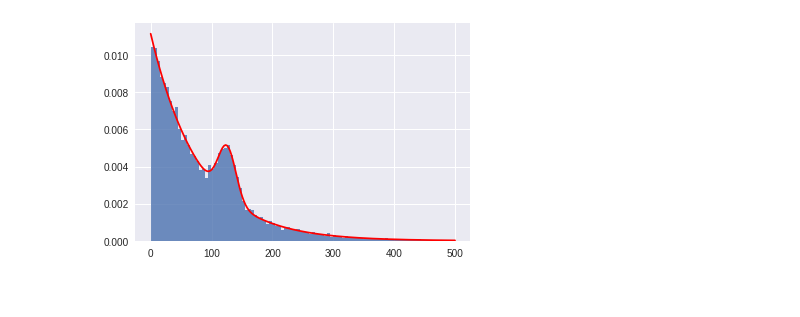
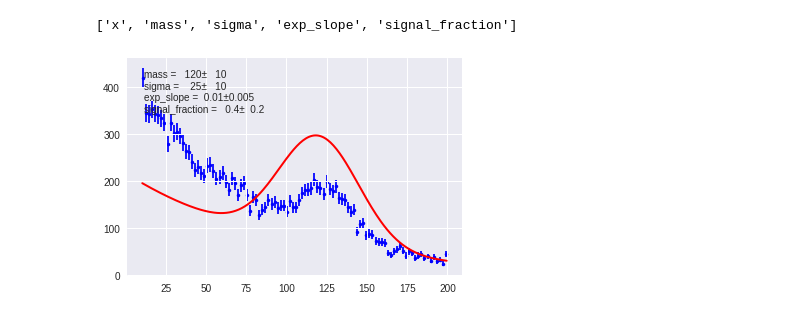
Before and after one commit to SiLiKhon/HEPStatsSeminar, a Jupyter notebook: SimpleMLFit.ipynb, the cells around one changed output. Saved outputs shown, nothing was run; the diff lists cells and outputs as text; code cells hidden in the pictures.

```diff
--- a/SimpleMLFit.ipynb
+++ b/SimpleMLFit.ipynb
@@ -22,6 +42,8 @@ plt.hist(data, bins=100, alpha=0.8);
 # %%
-def ModelPDF(x, params):
-  mass, sigma, signal_fraction, exp_slope = params
-  pdf = signal_fraction        * stats.norm .pdf(x, loc=mass, scale=sigma) + \
-        (1. - signal_fraction) * stats.expon.pdf(x, scale=1./exp_slope)
-  return pdf
+def SignalPDF(x, mass, sigma):
+  return stats.norm.pdf(x, loc=mass, scale=sigma)
+
+def BgPDF(x, exp_slope):
+  return stats.expon.pdf(x, scale=1./exp_slope)
+
+ModelPDF = probfit.AddPdfNorm(SignalPDF, BgPDF, facname=['signal_fraction'])
@@ -60,5 +50,38 @@ y = ModelPDF(x, result.x)
-# %%
-plt.hist(data[data <= 500.], bins=100, alpha=0.8, normed=True);
-plt.plot(x, y, color='red');
-# %% [output]
-[figure, removed]
+# %%
+mass_bound = (10., 200.)
+normed_pdf = probfit.Normalized(ModelPDF, mass_bound)
+# %%
+print(iminuit.describe(normed_pdf))
+# %% [output]
+['x', 'mass', 'sigma', 'exp_slope', 'signal_fraction']
+# %%
+data = data[(data > mass_bound[0]) & (data < mass_bound[1])]
+# %%
+unbinned_likelihood = probfit.UnbinnedLH(normed_pdf, data)
+initial_par_values = dict(
+  mass           =120.  ,
+  sigma          = 25.  ,
+  exp_slope      =  0.01,
+  signal_fraction=  0.4 ,
+)
+
+limits = dict(
+  limit_mass           =(50. , 200.),
+  limit_sigma          =( 3. , 150.),
+  limit_exp_slope      =(1e-4,   1.),
+  limit_signal_fraction=( 0. ,   1.),
+)
+
+errors = dict(
+  error_mass           =10.  ,
+  error_sigma          =10.  ,
+  error_exp_slope      =0.005,
+  error_signal_fraction=0.2  ,
+)
+
+minuit = iminuit.Minuit(
+            unbinned_likelihood, **initial_par_values, **limits, **errors)
+# %%
+unbinned_likelihood.draw(minuit=minuit);
+# %% [output]
+[figure, added]
```
Also changed, not shown: parts of 16 cells of this notebook.
